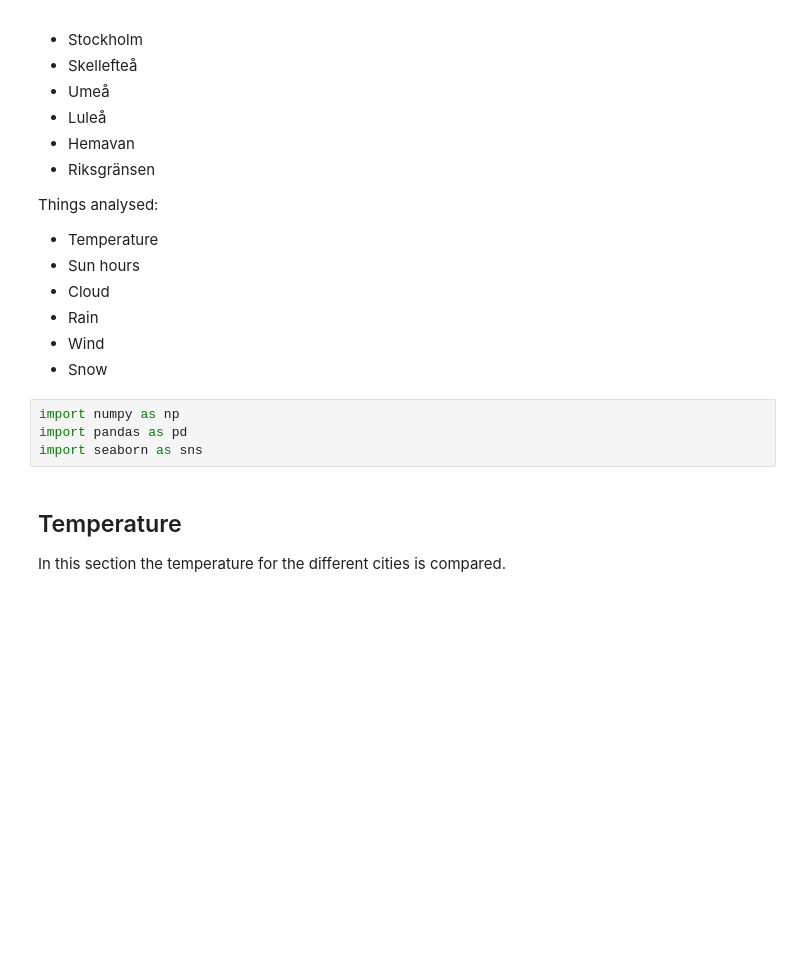
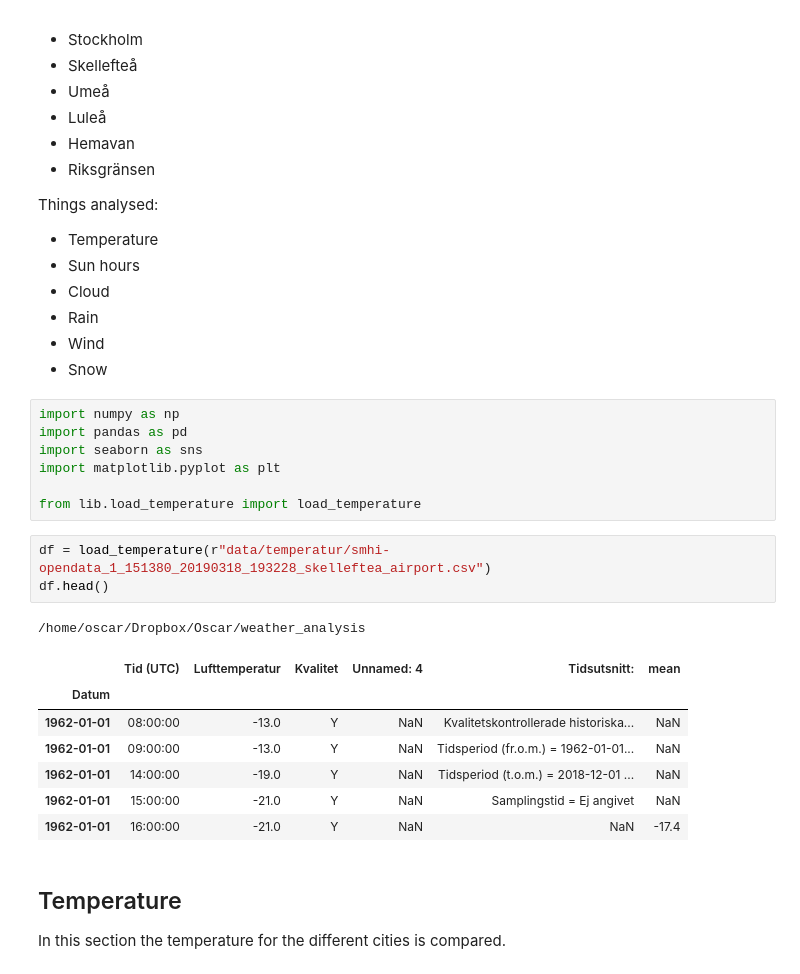
Before and after one commit to olundberg/weather_analysis, a Jupyter notebook: weather_analysis.ipynb, the cells around one changed output. Saved outputs shown, nothing was run; the diff lists cells and outputs as text; blank space fills up the shorter version.

```diff
--- a/weather_analysis.ipynb
+++ b/weather_analysis.ipynb
@@ -24,6 +24,21 @@ Things analysed:
 import numpy as np
 import pandas as pd
 import seaborn as sns
+import matplotlib.pyplot as plt
+
+from lib.load_temperature import load_temperature
+# %%
+df = load_temperature(r"data/temperatur/smhi-opendata_1_151380_20190318_193228_skelleftea_airport.csv")
+df.head()
+# %% [output]
+/home/oscar/Dropbox/Oscar/weather_analysis
+|  | Tid (UTC) | Lufttemperatur | Kvalitet | Unnamed: 4 | Tidsutsnitt: | mean |
+| Datum |  |  |  |  |  |  |
+| 1962-01-01 | 08:00:00 | -13.0 | Y | NaN | Kvalitetskontrollerade historiska... | NaN |
+| 1962-01-01 | 09:00:00 | -13.0 | Y | NaN | Tidsperiod (fr.o.m.) = 1962-01-01... | NaN |
+| 1962-01-01 | 14:00:00 | -19.0 | Y | NaN | Tidsperiod (t.o.m.) = 2018-12-01 ... | NaN |
+| 1962-01-01 | 15:00:00 | -21.0 | Y | NaN | Samplingstid = Ej angivet | NaN |
+| 1962-01-01 | 16:00:00 | -21.0 | Y | NaN | NaN | -17.4 |
 # %% [markdown]
 ## Temperature
 In this section the temperature for the different cities is compared.
```
Also changed, not shown: parts of 1 cell of this notebook.
